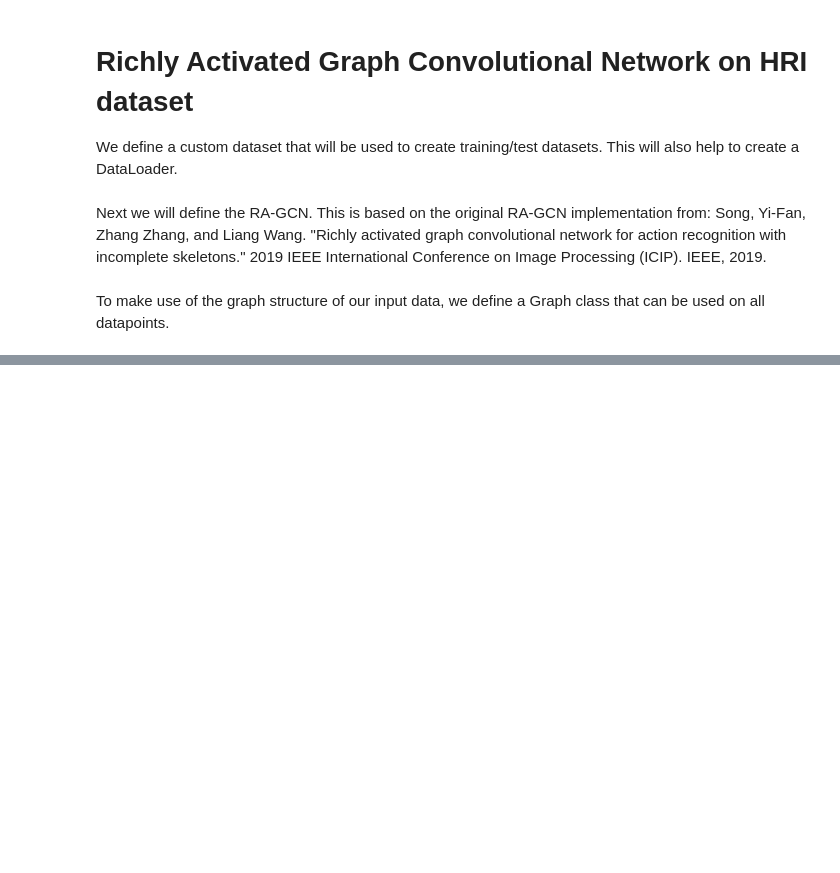
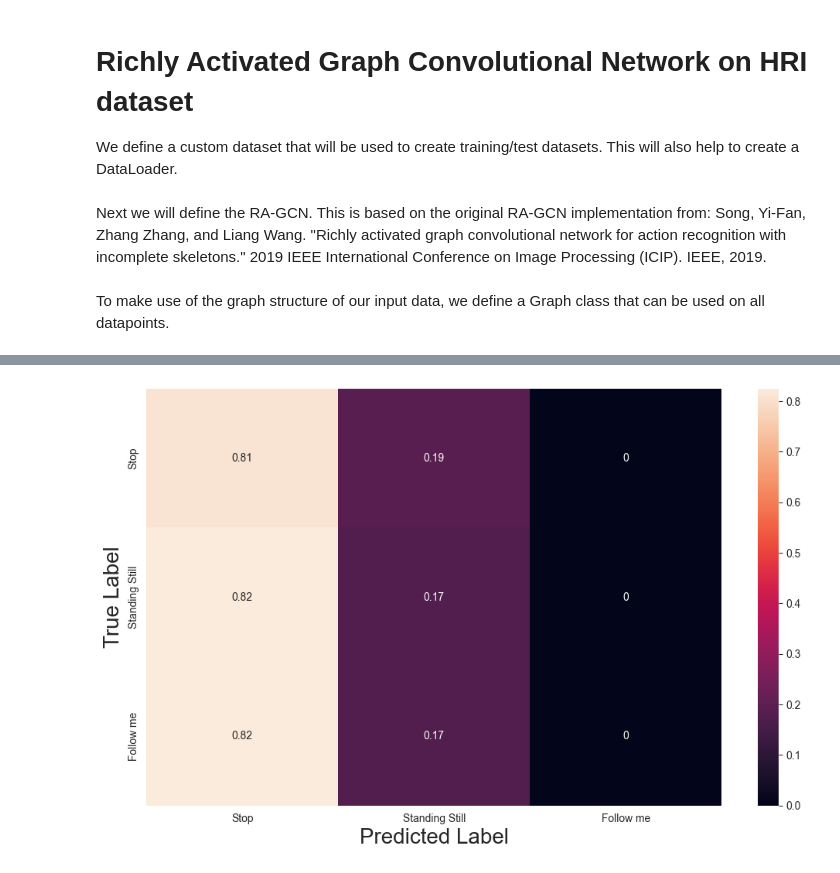
Before and after one commit to deniz997/pedestrian-pose-recognition, a Jupyter notebook: Models on HRI dataset/ra_gcn_command_recognition.ipynb, the cells around one changed output, grey strips where cells are left out. Cells and saved outputs as stored; diff of their text form; code cells hidden in the pictures; blank space fills up the shorter version.

```diff
--- a/Models on HRI dataset/ra_gcn_command_recognition.ipynb
+++ b/Models on HRI dataset/ra_gcn_command_recognition.ipynb
@@ -683,37 +725,36 @@ for example in range(len(labels)):
 # %%
-import pandas as pd
-import seaborn as sn
-
 y_pred = []
 y_true = []
 
 # iterate over test data
 for num, (x, _, y, _) in enumerate(eval_loader):
 
     # Using GPU
     x = x.to(DEVICE)
     y = y.to(DEVICE)
 
     # Calculating Output
     output, _ = model(x)
 
     output = (torch.max(torch.exp(output), 1)[1]).data.cpu().numpy()
     y_pred.extend(output) # Save Prediction
 
     labels = y.data.cpu().numpy()
     y_true.extend(labels) # Save Truth
 
 # Build confusion matrix
 cf_matrix = confusion_matrix(y_true, y_pred)
 df_cm = pd.DataFrame(cf_matrix / np.sum(cf_matrix, axis=1)[:, None], index = [i for i in labels_to_learn],
                      columns = [i for i in labels_to_learn])
 plt.figure(figsize = (12,7))
 plt.xlabel('True Label')
 plt.ylabel('Predicted Label')
 s = sn.heatmap(df_cm, annot=True)
-s.set_xlabel('True Label', fontsize=20)
-s.set_ylabel('Predicted Label', fontsize=20)
+s.set_xlabel('Predicted Label', fontsize=20)
+s.set_ylabel('True Label', fontsize=20)
 plt.savefig('cross-subject_10epoch.png')
+# %% [output]
+[figure, added]
 # %%
 num_classes = [0, 0, 0]
 num_training = [0, 0, 0]
```
Also changed, not shown: parts of 7 cells of this notebook.
